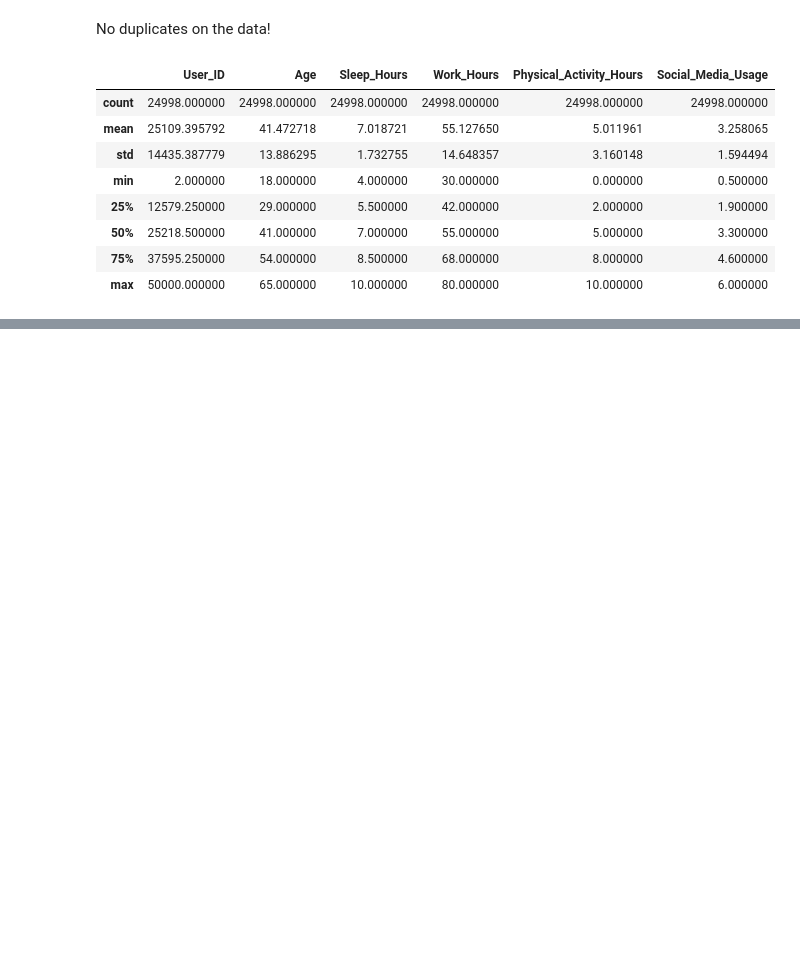
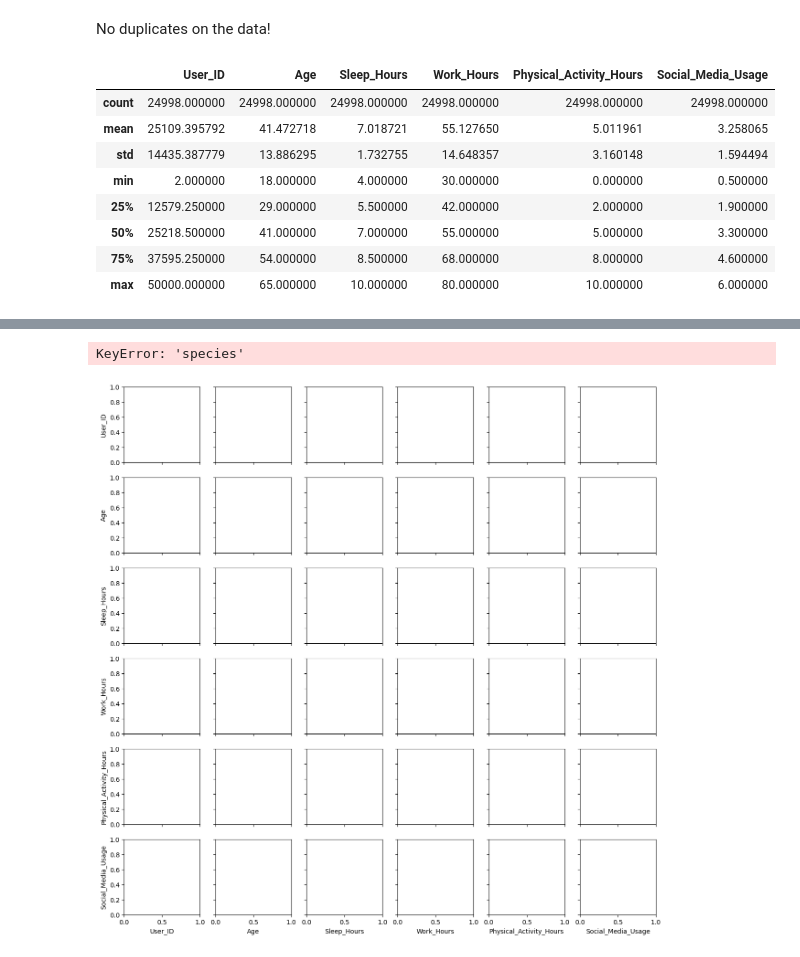
Before and after one commit to DanielMelo46/Machine_Learning-_Term_Project, a Jupyter notebook: Term Project/project.ipynb, the cells around one changed output, grey strips where cells are left out. Drawn from its saved outputs; the diff is of its cells as text; code cells hidden in the pictures; blank space fills up the shorter version.

```diff
--- a/Term Project/project.ipynb
+++ b/Term Project/project.ipynb
@@ -132,0 +193,9 @@ df.describe()
+# %%
+import seaborn as sns
+import pandas as pd
+
+# Create pairplot
+sns.pairplot(df, hue='species')
+# %% [output]
+KeyError: 'species'
+[figure, added]
```
Also changed, not shown: parts of 8 cells of this notebook.
